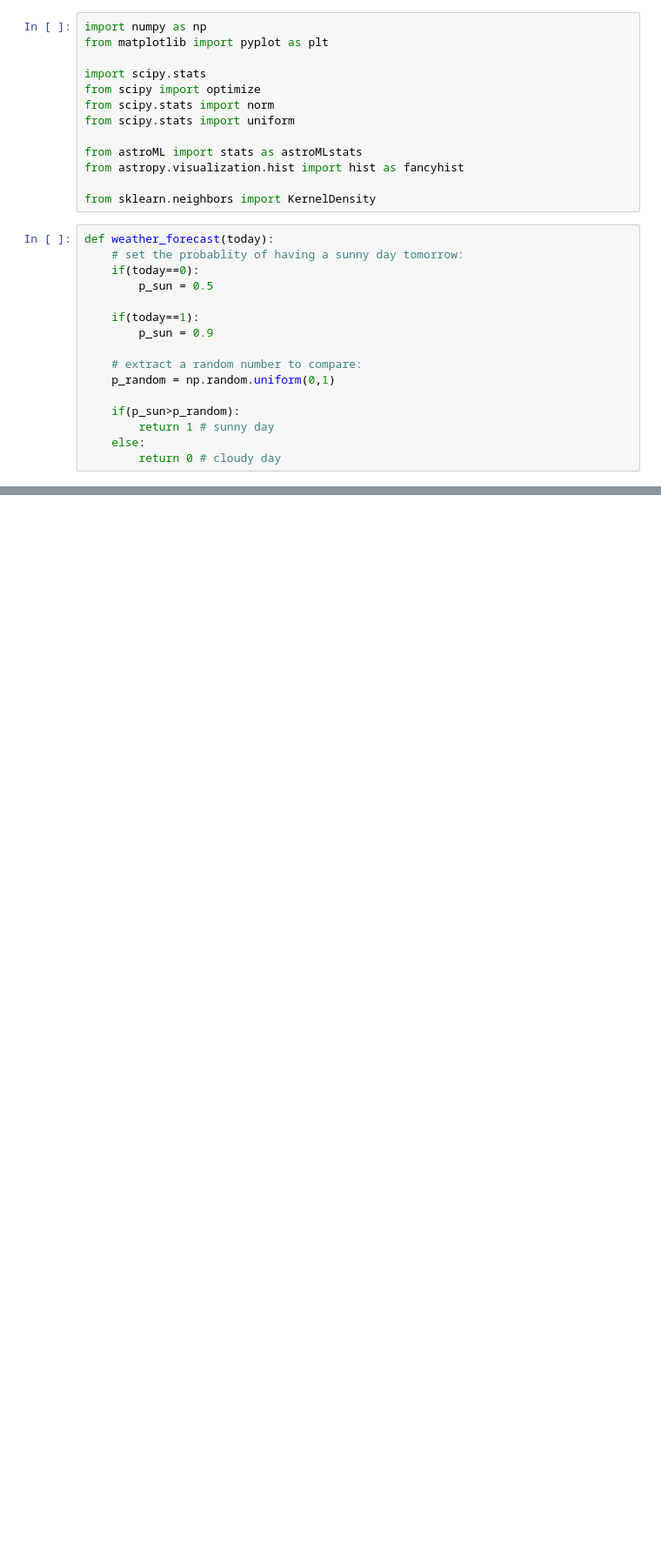
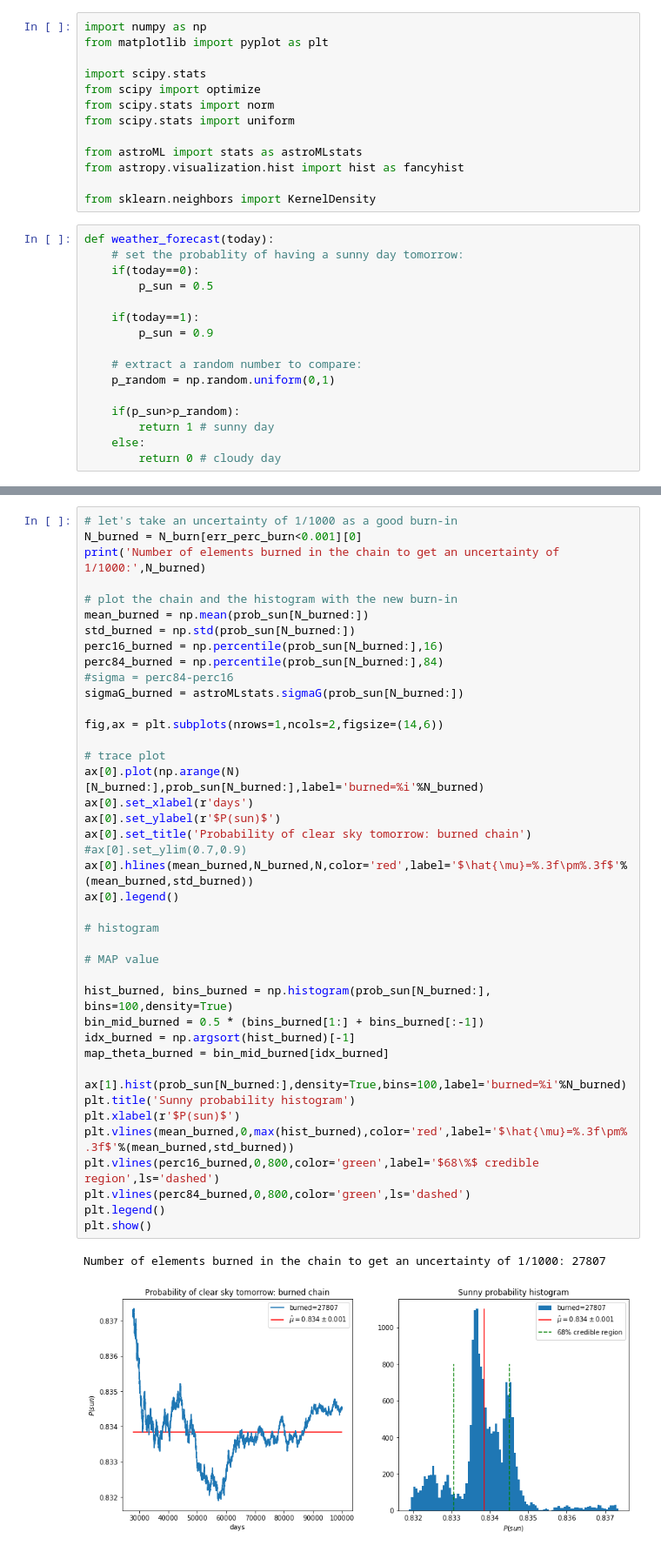
Before and after one commit to ludovicobizzarri/astrostatistics_bicocca_2024, a Jupyter notebook: working/Lesson 10/Wheather forecast.ipynb, the cells around one changed output, grey strips where cells are left out. Shown: that part at 87% size. Cells and saved outputs as stored; diff of their text form; blank space fills up the shorter version.

```diff
--- a/working/Lesson 10/Wheather forecast.ipynb
+++ b/working/Lesson 10/Wheather forecast.ipynb
@@ -149,0 +178,44 @@ Possible improvement: KDE
+# %%
+# let's take an uncertainty of 1/1000 as a good burn-in
+N_burned = N_burn[err_perc_burn<0.001][0]
+print('Number of elements burned in the chain to get an uncertainty of 1/1000:',N_burned)
+
+# plot the chain and the histogram with the new burn-in
+mean_burned = np.mean(prob_sun[N_burned:])
+std_burned = np.std(prob_sun[N_burned:])
+perc16_burned = np.percentile(prob_sun[N_burned:],16)
+perc84_burned = np.percentile(prob_sun[N_burned:],84)
+#sigma = perc84-perc16
+sigmaG_burned = astroMLstats.sigmaG(prob_sun[N_burned:])
+
+fig,ax = plt.subplots(nrows=1,ncols=2,figsize=(14,6))
+
+# trace plot
+ax[0].plot(np.arange(N)[N_burned:],prob_sun[N_burned:],label='burned=%i'%N_burned)
+ax[0].set_xlabel(r'days')
+ax[0].set_ylabel(r'$P(sun)$')
+ax[0].set_title('Probability of clear sky tomorrow: burned chain')
+#ax[0].set_ylim(0.7,0.9)
+ax[0].hlines(mean_burned,N_burned,N,color='red',label='$\hat{\mu}=%.3f\pm%.3f$'%(mean_burned,std_burned))
+ax[0].legend()
+
+# histogram
+
+# MAP value
+
+hist_burned, bins_burned = np.histogram(prob_sun[N_burned:], bins=100,density=True)
+bin_mid_burned = 0.5 * (bins_burned[1:] + bins_burned[:-1])
+idx_burned = np.argsort(hist_burned)[-1]
+map_theta_burned = bin_mid_burned[idx_burned]
+
+ax[1].hist(prob_sun[N_burned:],density=True,bins=100,label='burned=%i'%N_burned)
+plt.title('Sunny probability histogram')
+plt.xlabel(r'$P(sun)$')
+plt.vlines(mean_burned,0,max(hist_burned),color='red',label='$\hat{\mu}=%.3f\pm%.3f$'%(mean_burned,std_burned))
+plt.vlines(perc16_burned,0,800,color='green',label='$68\%$ credible region',ls='dashed')
+plt.vlines(perc84_burned,0,800,color='green',ls='dashed')
+plt.legend()
+plt.show()
+# %% [output]
+Number of elements burned in the chain to get an uncertainty of 1/1000: 27807
+[figure, added]
```
Also changed, not shown: parts of 6 cells of this notebook.
